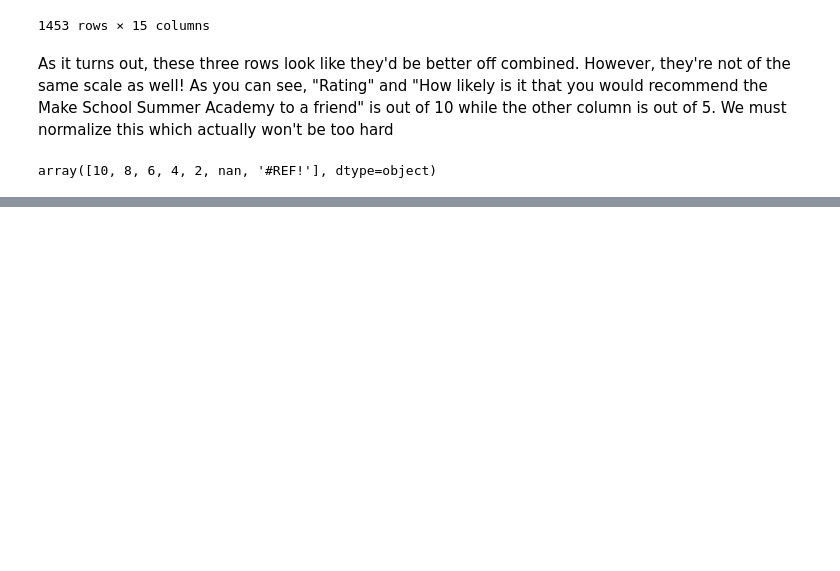
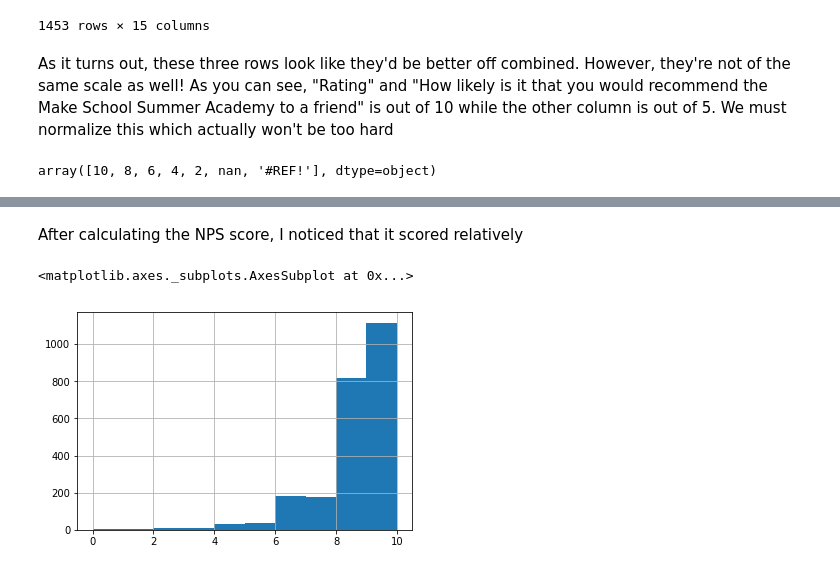
Before and after one commit to C3NZ/SANPS, a Jupyter notebook: Make School NPS.ipynb, the cells around one changed output, grey strips where cells are left out. Cells and saved outputs as stored; diff of their text form; code cells hidden in the pictures; blank space fills up the shorter version.

```diff
--- a/Make School NPS.ipynb
+++ b/Make School NPS.ipynb
@@ -385,0 +674,12 @@ array([5, 4, 3, 2, 1, nan, '5', '4', '3', '#REF!'], dtype=object)
+# %%
+stripped_df.rating = stripped_df.rating.apply(fix_rating).dropna().astype(np.int32)
+# %%
+def assign_nps_categories(rating):
+    if rating >= 9:
+        return 'Promoter'
+    elif rating < 9 and rating > 6:
+        return 'Passive'
+    else:
+        return 'Detractor'
+# %%
+stripped_df['NPS category'] = stripped_df.rating.apply(assign_nps_categories)
@@ -385,0 +740,3 @@ array([5, 4, 3, 2, 1, nan, '5', '4', '3', '#REF!'], dtype=object)
+# %%
+# Rename the df
+nps_df = stripped_df
@@ -385,0 +767,7 @@ array([5, 4, 3, 2, 1, nan, '5', '4', '3', '#REF!'], dtype=object)
+# %% [markdown]
+After calculating the NPS score, I noticed that it scored relatively
+# %%
+nps_df.rating.hist(bins=10)
+# %% [output]
+<matplotlib.axes._subplots.AxesSubplot at 0x...>
+[figure, added]
```
Also changed, not shown: parts of 51 cells of this notebook.
